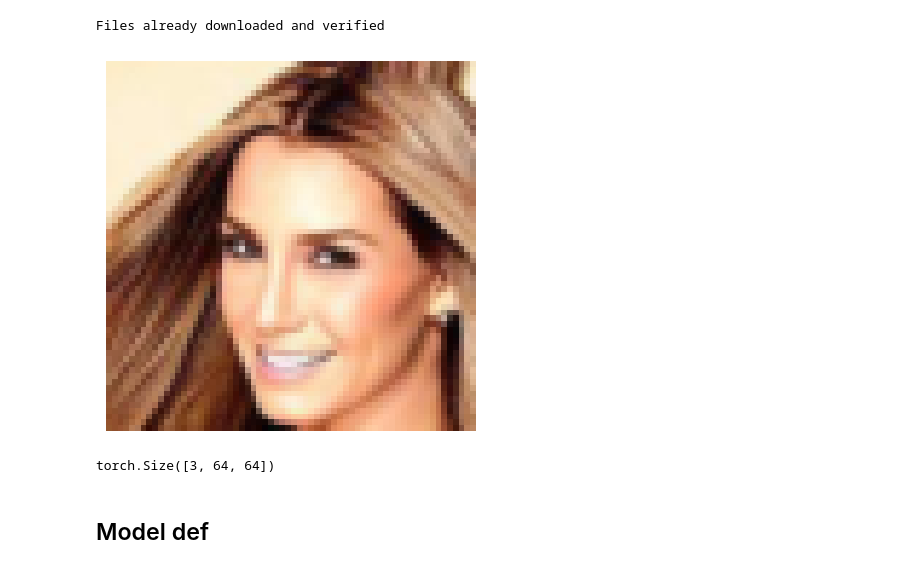
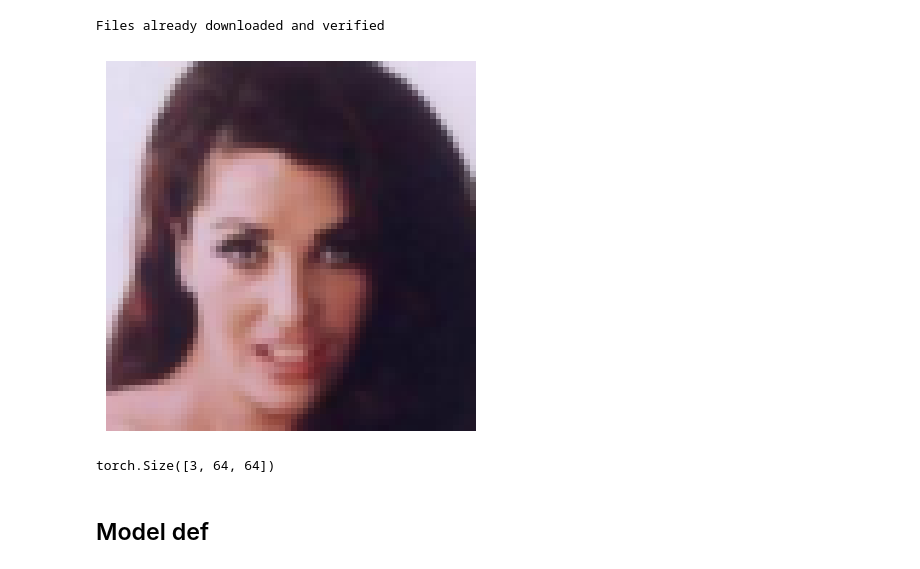
Before and after one commit to drewdahlquist/CS8770, a Jupyter notebook: final/main.ipynb, the cells around one changed output. Cells and saved outputs as stored; diff of their text form; code cells hidden in the pictures.

```diff
--- a/final/main.ipynb
+++ b/final/main.ipynb
@@ -11,11 +11,13 @@ import torch.nn.functional as F
 from torch.autograd import Variable
 # %% [markdown]
 ## Data
+# %%
+from torchvision import datasets, transforms
+from torch.utils.data import Subset
+
+batch_size = 128
+N = batch_size * 500
 # %%
-from torchvision import datasets, transforms
-
-batch_size = 128
-
 # Load the CelebA dataset
 transform = transforms.Compose([
     transforms.CenterCrop(160),
@@ -24,24 +26,25 @@ transform = transforms.Compose([
 ])
 
 dataset = datasets.CelebA(root='./data', split='train', transform=transform, download=True)
-dataloader = torch.utils.data.DataLoader(dataset, batch_size=batch_size, shuffle=True)
+subset = Subset(dataset, range(N))
+dataloader = torch.utils.data.DataLoader(subset, batch_size=batch_size, shuffle=True)
 # %% [output]
 Files already downloaded and verified
 # %%
 import matplotlib.pyplot as plt
 
 # Select a random image from the dataset
-index = 0
-image, _ = dataset[index]
+index = 10
+image, _ = subset[index]
 
 # Display the image
 plt.imshow(image.permute(1, 2, 0))  # convert from tensor to numpy array and rearrange the dimensions
 plt.axis('off')
 plt.show()
 
 image.shape
 # %% [output]
-[figure, old version]
+[figure, new version]
 torch.Size([3, 64, 64])
 # %% [markdown]
 ## Model def
```
Also changed, not shown: parts of 15 cells of this notebook.
